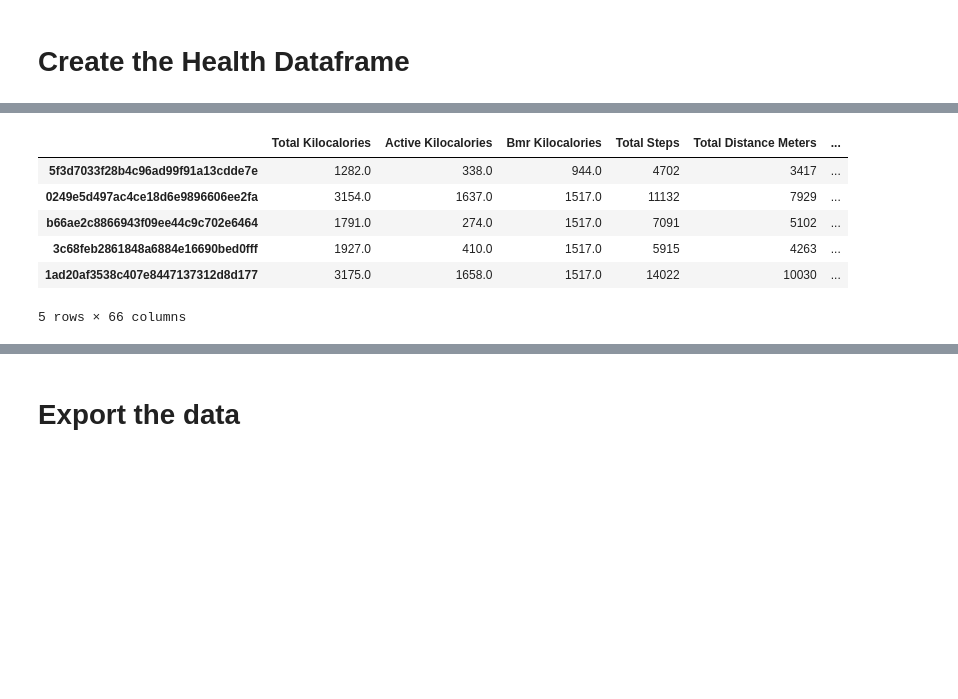
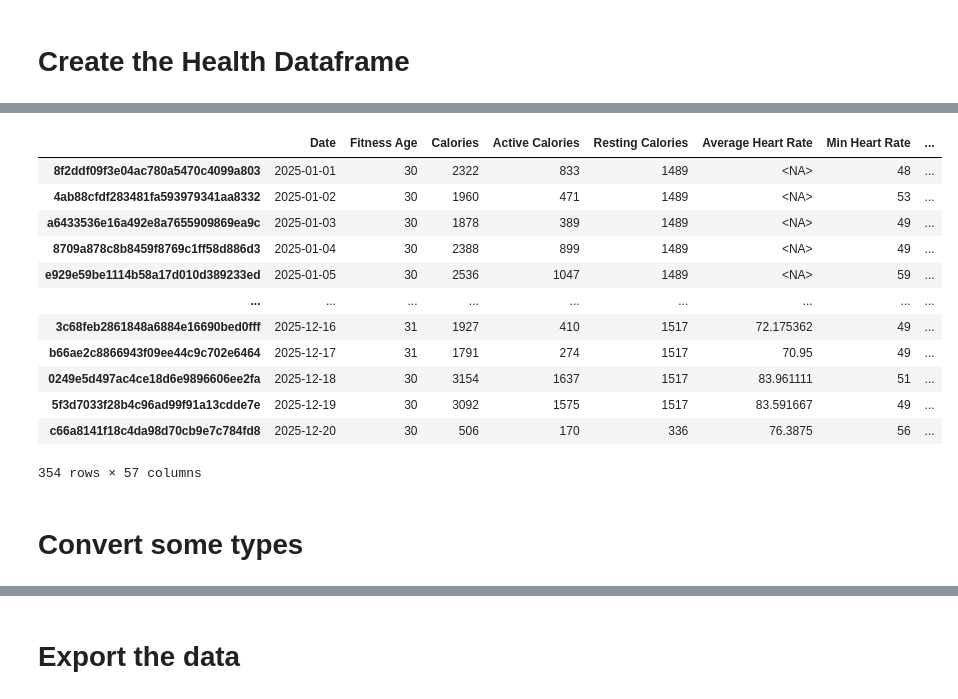
Before and after one commit to christophermagno/christophermagno, a Jupyter notebook: Projects/Health Overview/health_dataset.ipynb, the cells around one changed output, grey strips where cells are left out. Saved outputs shown, nothing was run; the diff lists cells and outputs as text; code cells hidden in the pictures; blank space fills up the shorter version.

```diff
--- a/Projects/Health Overview/health_dataset.ipynb
+++ b/Projects/Health Overview/health_dataset.ipynb
@@ -253,6 +256,6 @@ def today():
 def get_date_range(start=None, rng=None):
     start = start or datetime.datetime.today()
     rng = rng or int(start.strftime('%j'))
-    dates = [start - datetime.timedelta(days=x) for x in range(rng)]
+    dates = reversed([start - datetime.timedelta(days=x) for x in range(rng)])
     return [x.strftime(DATE_FORMAT) for x in dates]
 # %% [markdown]
@@ -391,15 +394,15 @@ def get_health_data(date):
         'unmeasurableSleepSeconds',
         'measurableAsleepDuration',
         'measurableAwakeDuration',
-        'Stress Percentage',
-        'Rest Stress Percentage',
-        'Activity Stress Percentage',
-        'Uncategorized Stress Percentage',
-        'Low Stress Percentage',
-        'Medium Stress Percentage',
-        'High Stress Percentage',
-        'Rest Stress Duration',
-
+        'stressPercentage',
+        'restStressPercentage',
+        'activityStressPercentage',
+        'uncategorizedStressPercentage',
+        'lowStressPercentage',
+        'mediumStressPercentage',
+        'highStressPercentage',
+        'restStressDuration',
+        'userFloorsAscendedGoal',
     ]
 
     health_data = safe_api_call(api.get_stats, date)[1]
@@ -436,4 +439,4 @@ for date in tqdm(dates):
 # %% [markdown]
 # Create the Health Dataframe
 # %%
-df = pd.DataFrame(overall_data).T
+df = pd.DataFrame(overall_data).T.convert_dtypes()
@@ -460,10 +567,20 @@ Index(['Total Kilocalories', 'Active Kilocalories', 'Bmr Kilocalories',
 # %%
-df.head()
+df = df[remap_columns.keys()]
+df = df.rename(columns=remap_columns)
+df
 # %% [output]
-|  | Total Kilocalories | Active Kilocalories | Bmr Kilocalories | Total Steps | Total Distance Meters | ... |
-| 5f3d7033f28b4c96ad99f91a13cdde7e | 1282.0 | 338.0 | 944.0 | 4702 | 3417 | ... |
-| 0249e5d497ac4ce18d6e9896606ee2fa | 3154.0 | 1637.0 | 1517.0 | 11132 | 7929 | ... |
-| b66ae2c8866943f09ee44c9c702e6464 | 1791.0 | 274.0 | 1517.0 | 7091 | 5102 | ... |
-| 3c68feb2861848a6884e16690bed0fff | 1927.0 | 410.0 | 1517.0 | 5915 | 4263 | ... |
-| 1ad20af3538c407e8447137312d8d177 | 3175.0 | 1658.0 | 1517.0 | 14022 | 10030 | ... |
+|  | Date | Fitness Age | Calories | Active Calories | Resting Calories | Average Heart Rate | Min Heart Rate | ... |
+| 8f2ddf09f3e04ac780a5470c4099a803 | 2025-01-01 | 30 | 2322 | 833 | 1489 | <NA> | 48 | ... |
+| 4ab88cfdf283481fa593979341aa8332 | 2025-01-02 | 30 | 1960 | 471 | 1489 | <NA> | 53 | ... |
+| a6433536e16a492e8a7655909869ea9c | 2025-01-03 | 30 | 1878 | 389 | 1489 | <NA> | 49 | ... |
+| 8709a878c8b8459f8769c1ff58d886d3 | 2025-01-04 | 30 | 2388 | 899 | 1489 | <NA> | 49 | ... |
+| e929e59be1114b58a17d010d389233ed | 2025-01-05 | 30 | 2536 | 1047 | 1489 | <NA> | 59 | ... |
+| ... | ... | ... | ... | ... | ... | ... | ... | ... |
+| 3c68feb2861848a6884e16690bed0fff | 2025-12-16 | 31 | 1927 | 410 | 1517 | 72.175362 | 49 | ... |
+| b66ae2c8866943f09ee44c9c702e6464 | 2025-12-17 | 31 | 1791 | 274 | 1517 | 70.95 | 49 | ... |
+| 0249e5d497ac4ce18d6e9896606ee2fa | 2025-12-18 | 30 | 3154 | 1637 | 1517 | 83.961111 | 51 | ... |
+| 5f3d7033f28b4c96ad99f91a13cdde7e | 2025-12-19 | 30 | 3092 | 1575 | 1517 | 83.591667 | 49 | ... |
+| c66a8141f18c4da98d70cb9e7c784fd8 | 2025-12-20 | 30 | 506 | 170 | 336 | 76.3875 | 56 | ... |
-5 rows × 66 columns
+354 rows × 57 columns
+# %% [markdown]
+# Convert some types
```
Also changed, not shown: parts of 69 cells of this notebook, 4 other files.
